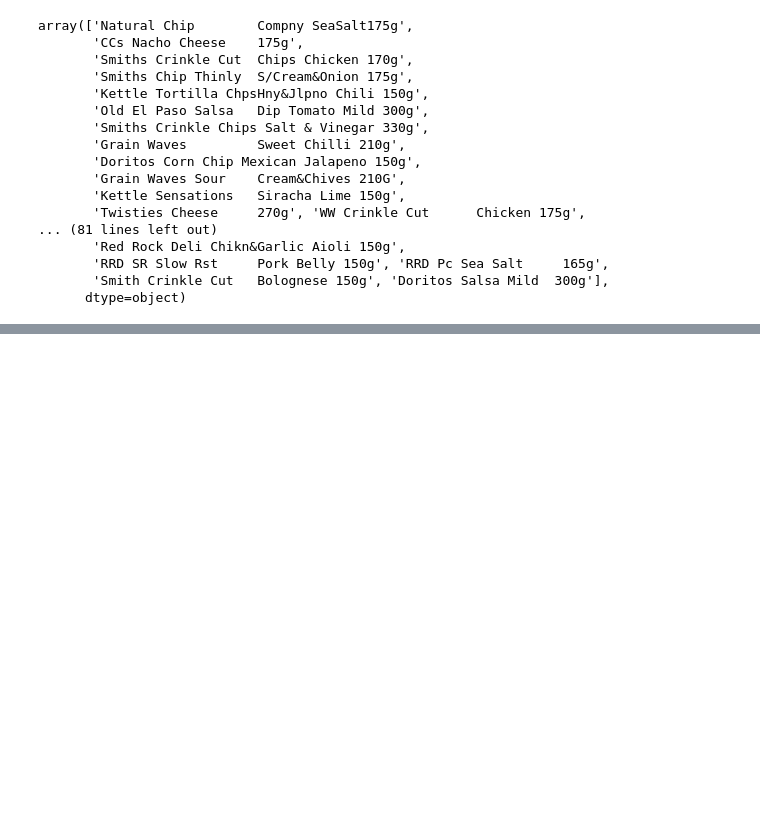
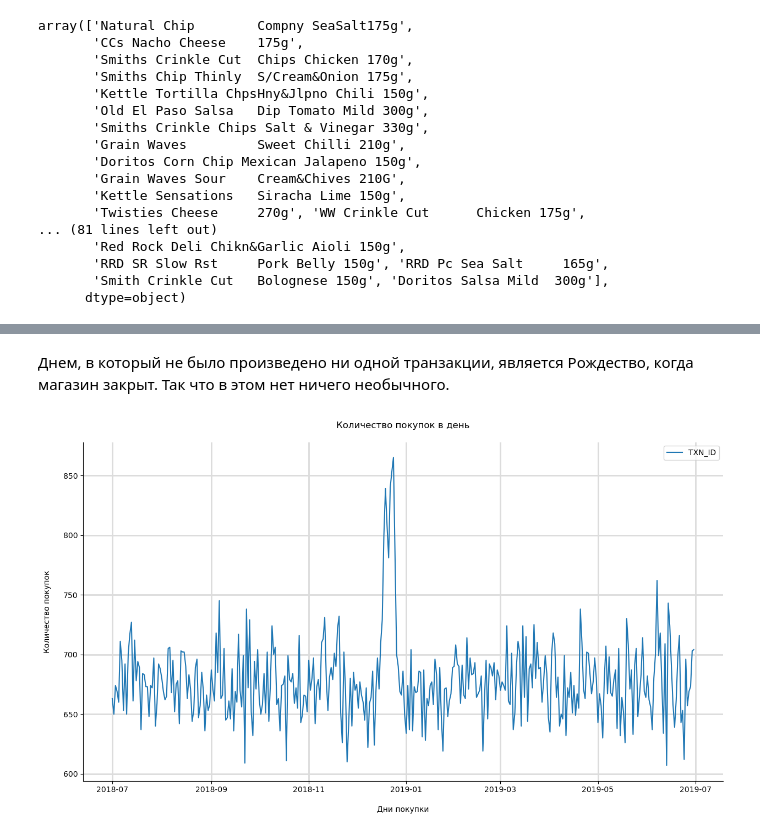
Before and after one commit to MikhailRMA/WorkSpace, a Jupyter notebook: Project_8/Project_8.ipynb, the cells around one changed output, grey strips where cells are left out. Cells and saved outputs as stored; diff of their text form; code cells hidden in the pictures; blank space fills up the shorter version.

Commit message:
modified:   Project_8/Project_8.ipynb new file:   Project_8/QVI_data.csv

```diff
--- a/Project_8/Project_8.ipynb
+++ b/Project_8/Project_8.ipynb
@@ -171,0 +189,3 @@ Name: PROD_NAME, Length: 264836, dtype: object
+# %%
+merged_df = merged_df[~merged_df['PROD_NAME'].str.contains('salsa', case=False, na=False)]
+merged_df
@@ -171,0 +268,3 @@ Name: PROD_NAME, Length: 264836, dtype: object
+# %%
+date_count = merged_df.groupby('DATE').agg({'TXN_ID': 'count'}).sort_values('DATE').rename(columns={'TXN_ID': 'count'})
+date_count
@@ -171,0 +290,13 @@ Name: PROD_NAME, Length: 264836, dtype: object
+# %% [markdown]
+Днем, в который не было произведено ни одной транзакции, является Рождество, когда магазин закрыт. Так что в этом нет ничего необычного.
+# %%
+fig, ax = plt.subplots(figsize=(15, 8))
+sns.lineplot(data=date_count, ax=ax)
+ax.set_title('Количество покупок в день\n')
+ax.set_ylabel('Количество покупок\n')
+ax.set_xlabel('\nДни покупки')
+plt.grid(color='gainsboro', linestyle='-', linewidth=2)
+sns.despine()
+plt.show()
+# %% [output]
+[figure, added]
```
Also changed, not shown: parts of 44 cells of this notebook, 1 other file.
